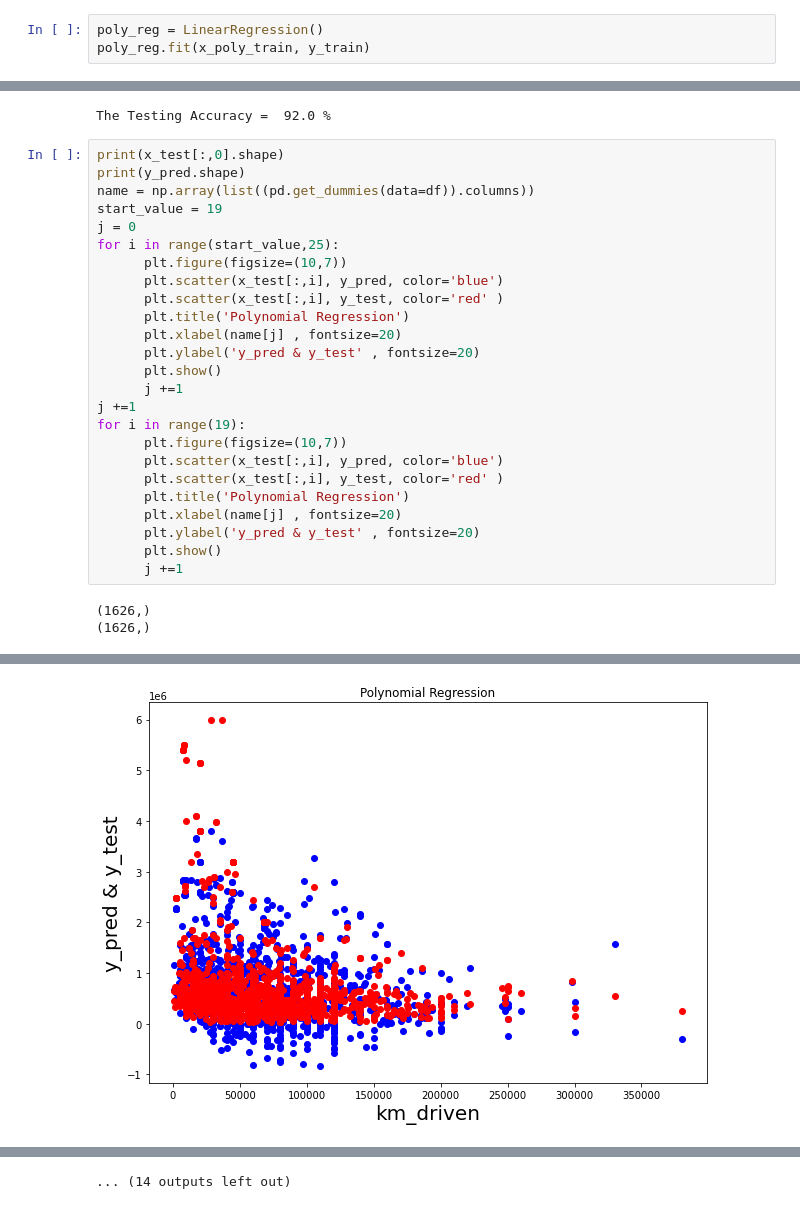
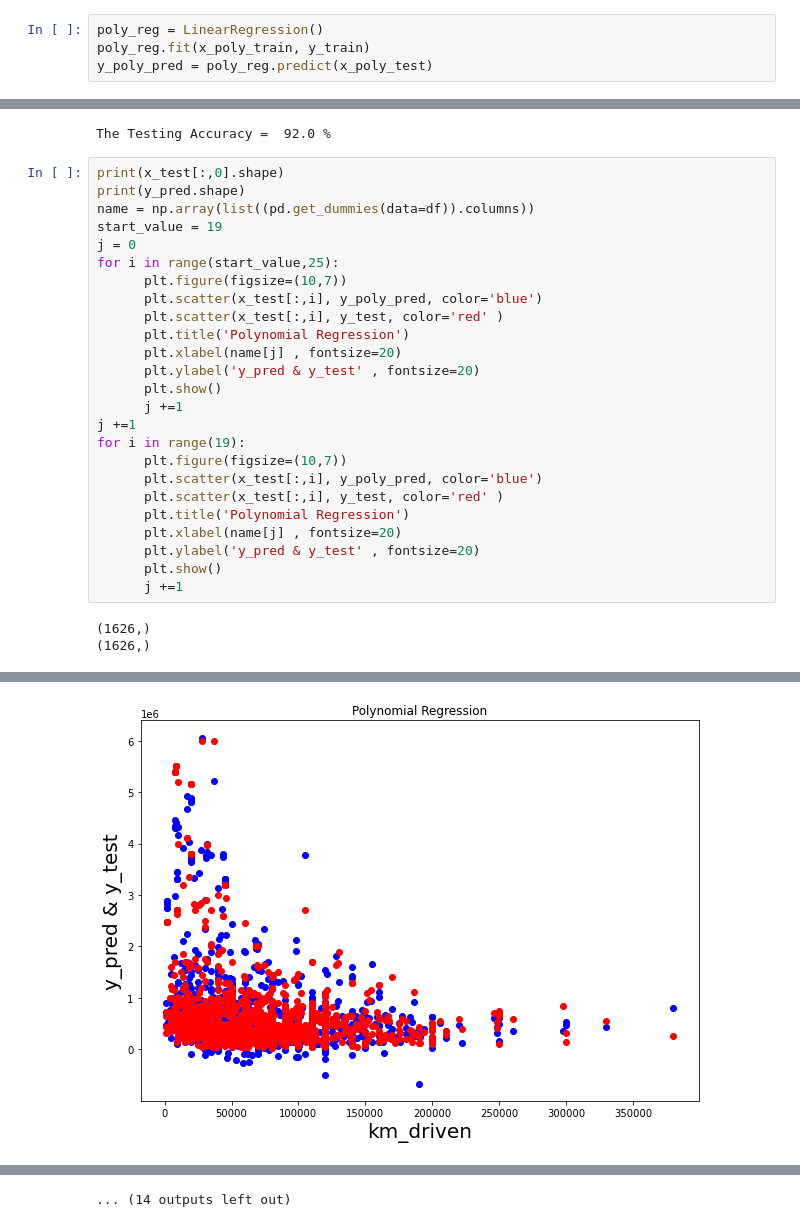
Before and after one commit to ShoroukELSayed/Machine-Learning, a Jupyter notebook: Project/Cars.ipynb, the cells around one changed output, grey strips where cells are left out. Saved outputs shown, nothing was run; the diff lists cells and outputs as text.

```diff
--- a/Project/Cars.ipynb
+++ b/Project/Cars.ipynb
@@ -150,3 +150,4 @@ x_poly_test = poly_features.fit_transform(x_test)
 # %%
 poly_reg = LinearRegression()
 poly_reg.fit(x_poly_train, y_train)
+y_poly_pred = poly_reg.predict(x_poly_test)
@@ -170,7 +169,7 @@ start_value = 19
 j = 0
 for i in range(start_value,25):
       plt.figure(figsize=(10,7))
-      plt.scatter(x_test[:,i], y_pred, color='blue')
+      plt.scatter(x_test[:,i], y_poly_pred, color='blue')
       plt.scatter(x_test[:,i], y_test, color='red' )
       plt.title('Polynomial Regression')
       plt.xlabel(name[j] , fontsize=20)
@@ -180,7 +179,7 @@ for i in range(start_value,25):
 j +=1
 for i in range(19):
       plt.figure(figsize=(10,7))
-      plt.scatter(x_test[:,i], y_pred, color='blue')
+      plt.scatter(x_test[:,i], y_poly_pred, color='blue')
       plt.scatter(x_test[:,i], y_test, color='red' )
       plt.title('Polynomial Regression')
       plt.xlabel(name[j] , fontsize=20)
@@ -194 +193 @@ for i in range(19):
-[figure, old version]
+[figure, new version]
```
Also changed, not shown: parts of 2 cells of this notebook.
